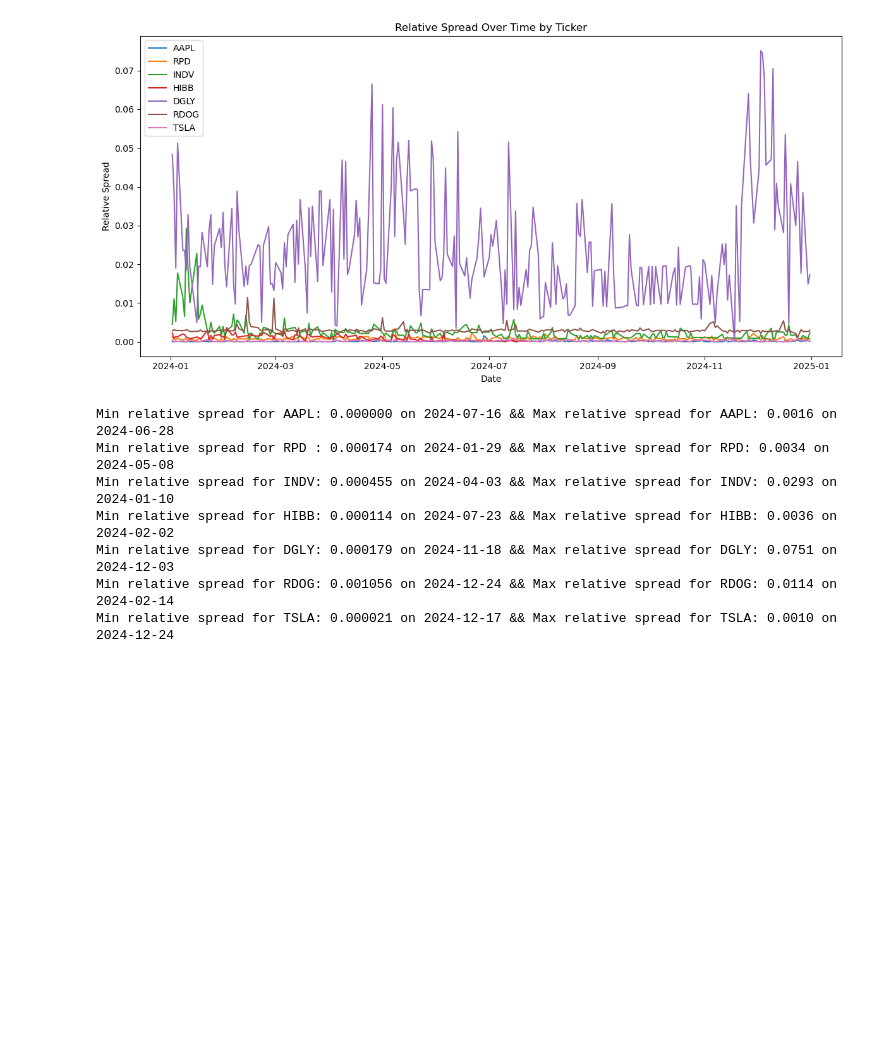
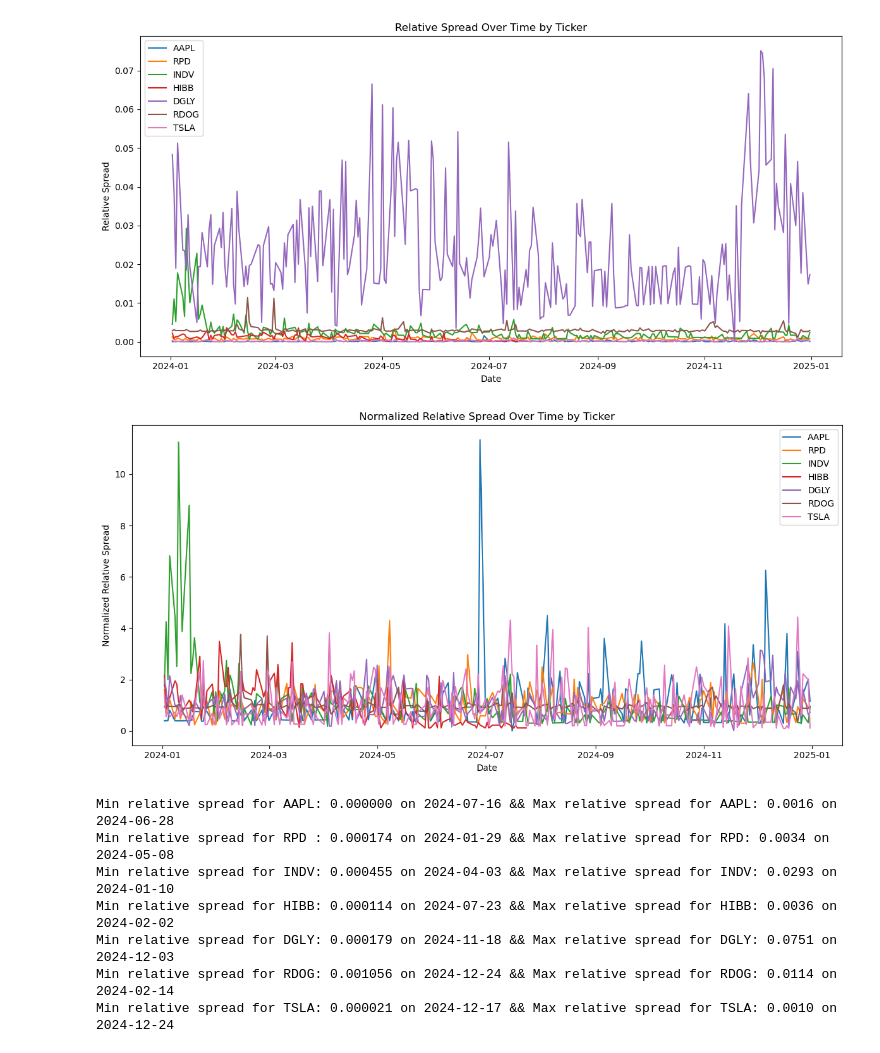
Before and after one commit to PoloX2021/Assessment-market-microstructure, a Jupyter notebook: analysis.ipynb, the cells around one changed output. Cells and saved outputs as stored; diff of their text form; code cells hidden in the pictures; blank space fills up the shorter version.

Commit message:
Added one graph

```diff
--- a/analysis.ipynb
+++ b/analysis.ipynb
@@ -92,6 +92,37 @@ plt.tight_layout()
 plt.show()
 # %% [output]
 [figure]
+# %%
+# Reset index so TICKER becomes a column (if not already)
+
+
+plt.figure(figsize=(12, 6))
+
+for ticker in df['TICKER'].unique():
+    ticker_data = df[df['TICKER'] == ticker].copy()
+    ticker_data = ticker_data[['date', 'COMNAM', 'TICKER', 'relative_spread', 'spread', 'volume_dollars']]
+
+    mean_rel_spread = metrics.loc[metrics['TICKER'] == ticker, 'mean_relative_spread'].values
+    if len(mean_rel_spread) == 0:
+        continue
+    mean_rel_spread = float(mean_rel_spread[0])
+
+
+    # Normalize and take log
+    normalized_spread = ticker_data['relative_spread'] / mean_rel_spread
+    ticker_data['relative_spread'] = normalized_spread  # use np.log10() for base-10
+
+    # Plot
+    plt.plot(ticker_data['date'], ticker_data['relative_spread'], label=ticker)
+
+plt.xlabel('Date')
+plt.ylabel('Normalized Relative Spread')
+plt.title('Normalized Relative Spread Over Time by Ticker')
+plt.legend()
+plt.tight_layout()
+plt.show()
+# %% [output]
+[figure, added]
 # %%
 # Reset index so TICKER becomes a column (if not already)
 
```
